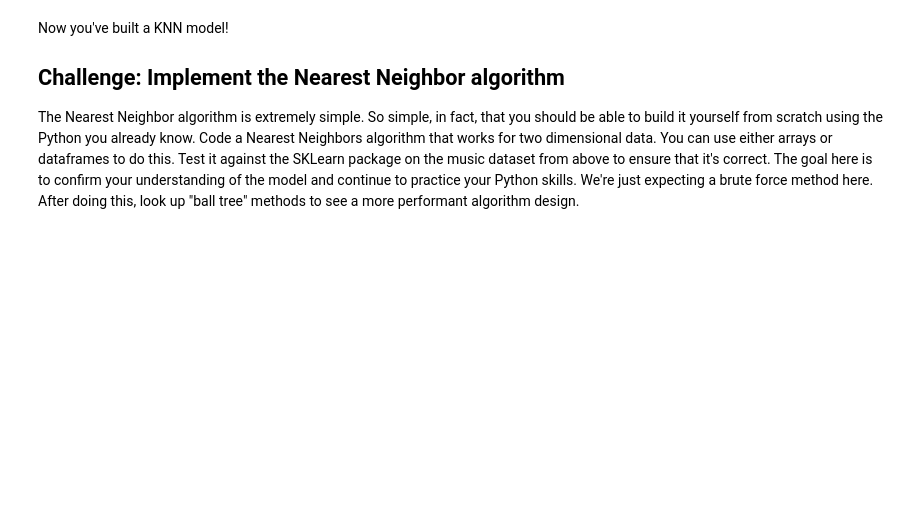
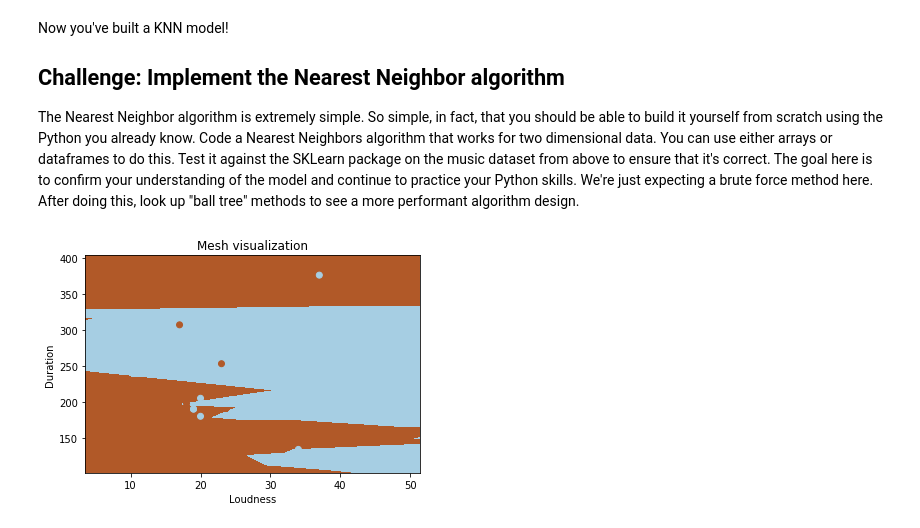
Before and after one commit to jordanplanders/Thinkful, a Jupyter notebook: Bootcamp/Unit 3/Project 3-1-1.ipynb, the cells around one changed output. Cells and saved outputs as stored; diff of their text form; code cells hidden in the pictures; blank space fills up the shorter version.

```diff
--- a/Bootcamp/Unit 3/Project 3-1-1.ipynb
+++ b/Bootcamp/Unit 3/Project 3-1-1.ipynb
@@ -162,0 +184,24 @@ The Nearest Neighbor algorithm is extremely simple. So simple, in fact, that you
+# %%
+pts = np.array([[10, 249],[20,180]])
+
+X = np.array(music[['loudness', 'duration']])
+Y = np.array(music.jazz)
+# %%
+# Your nearest neighbor algorithm here.
+def euclid_dist(x1, y1, x2,y2):
+    return ((x2-x1)**2+(y2-y1)**2)**(1/2)
+
+labels = []
+for pt in pts:
+    dists = []
+    for ik in range (len(X)):
+        dists.append(euclid_dist(pt[0],X[ik][0], pt[1],X[ik][1]))
+    ind = np.argmin(dists)
+    labels.append(Y[ind])
+
+# add points to existing data vectors to plot
+X = np.concatenate(( X,pts), axis=0)
+Y = np.concatenate((Y, labels), axis = 0)
+plot_mesh(3/32, X, Y)
+# %% [output]
+[figure, added]
```
Also changed, not shown: parts of 7 cells of this notebook.
